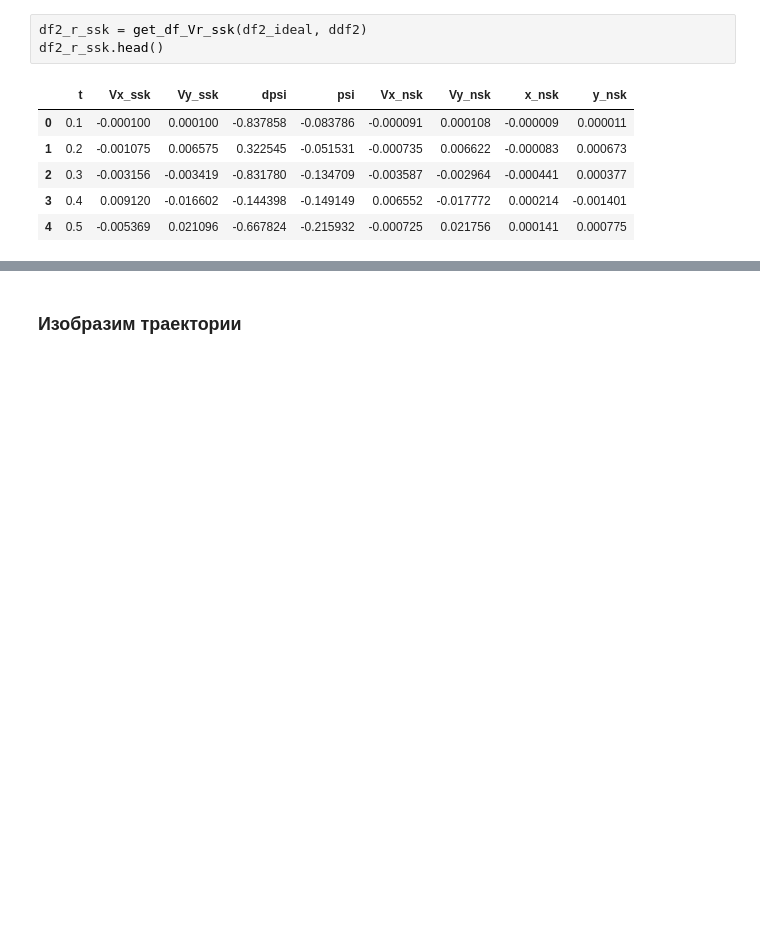
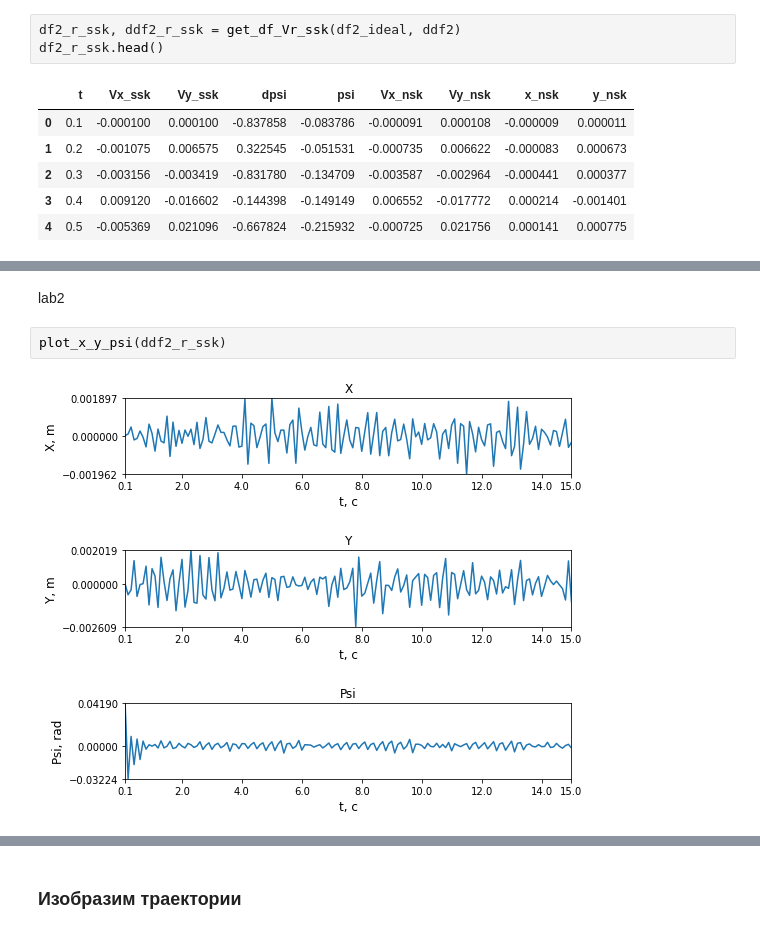
Before and after one commit to FKz11/study_mpei, a Jupyter notebook: urmu_lab.ipynb, the cells around one changed output, grey strips where cells are left out. Saved outputs shown, nothing was run; the diff lists cells and outputs as text; blank space fills up the shorter version.

```diff
--- a/urmu_lab.ipynb
+++ b/urmu_lab.ipynb
@@ -768,7 +772,7 @@ df1_r_ssk.head()
 | 3 | 0.4 | 0.007984 | 0.124347 | 0.005750 | 0.000195 | 0.007960 | 0.124348 | 0.000281 | 0.073267 |
 | 4 | 0.5 | 0.009657 | 0.246754 | -0.016188 | -0.001424 | 0.010008 | 0.246740 | 0.001281 | 0.097941 |
 # %%
-df2_r_ssk = get_df_Vr_ssk(df2_ideal, ddf2)
+df2_r_ssk, ddf2_r_ssk = get_df_Vr_ssk(df2_ideal, ddf2)
 df2_r_ssk.head()
 # %% [output]
 |  | t | Vx_ssk | Vy_ssk | dpsi | psi | Vx_nsk | Vy_nsk | x_nsk | y_nsk |
@@ -789,0 +802,6 @@ df3_r_ssk.head()
+# %% [markdown]
+lab2
+# %%
+plot_x_y_psi(ddf2_r_ssk)
+# %% [output]
+[figure, added]
```
Also changed, not shown: parts of 62 cells of this notebook.
